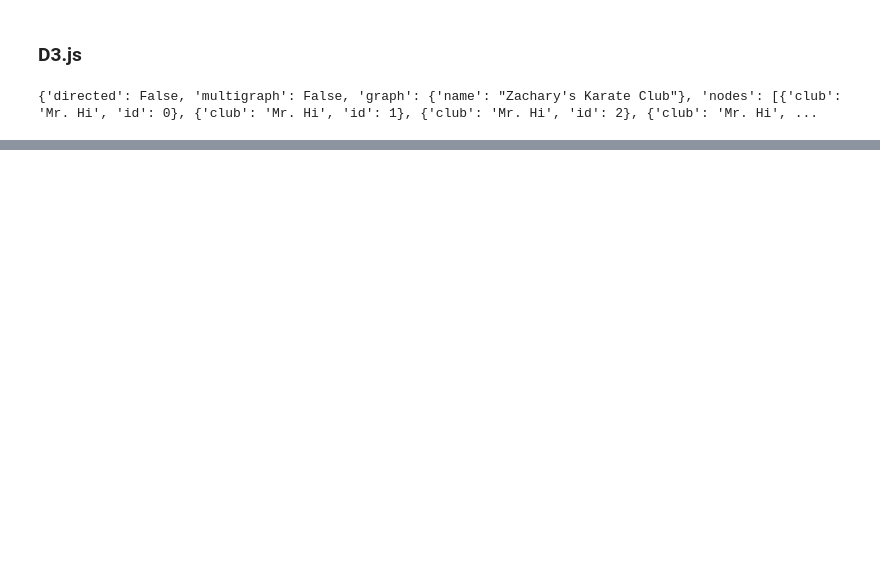
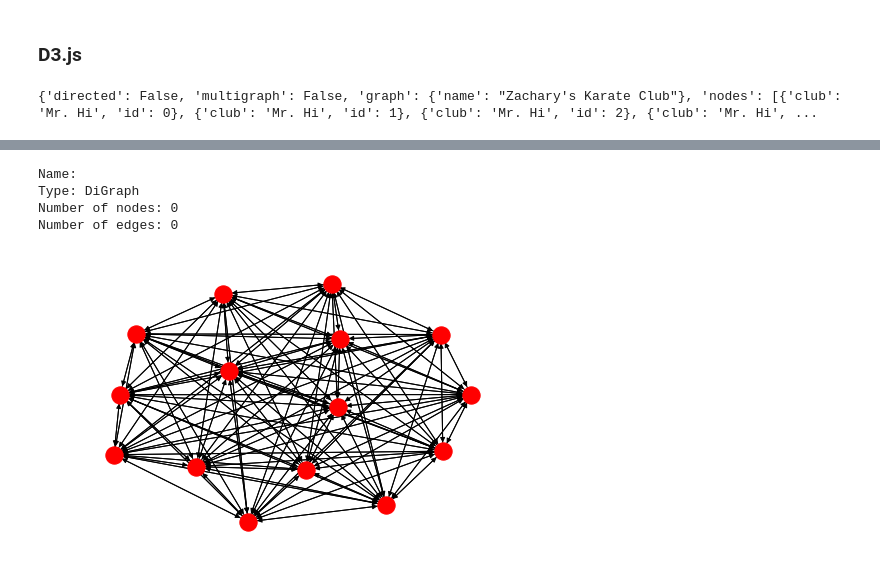
Before and after one commit to szymanskim/networkx-library-workshop, a Jupyter notebook: notebooks/NetworkX_Live.ipynb, the cells around one changed output, grey strips where cells are left out. Drawn from its saved outputs; the diff is of its cells as text; code cells hidden in the pictures; blank space fills up the shorter version.

```diff
--- a/notebooks/NetworkX_Live.ipynb
+++ b/notebooks/NetworkX_Live.ipynb
@@ -432,0 +439,13 @@ display(html)
+# %%
+null_graph = nx.null_graph(create_using=nx.DiGraph)
+print(nx.info(null_graph))
+# %% [output]
+Name:
+Type: DiGraph
+Number of nodes: 0
+Number of edges: 0
+# %%
+complete_graph = nx.complete_graph(15, create_using=nx.DiGraph)
+nx.draw(complete_graph)
+# %% [output]
+[figure, added]
```
Also changed, not shown: parts of 22 cells of this notebook.
